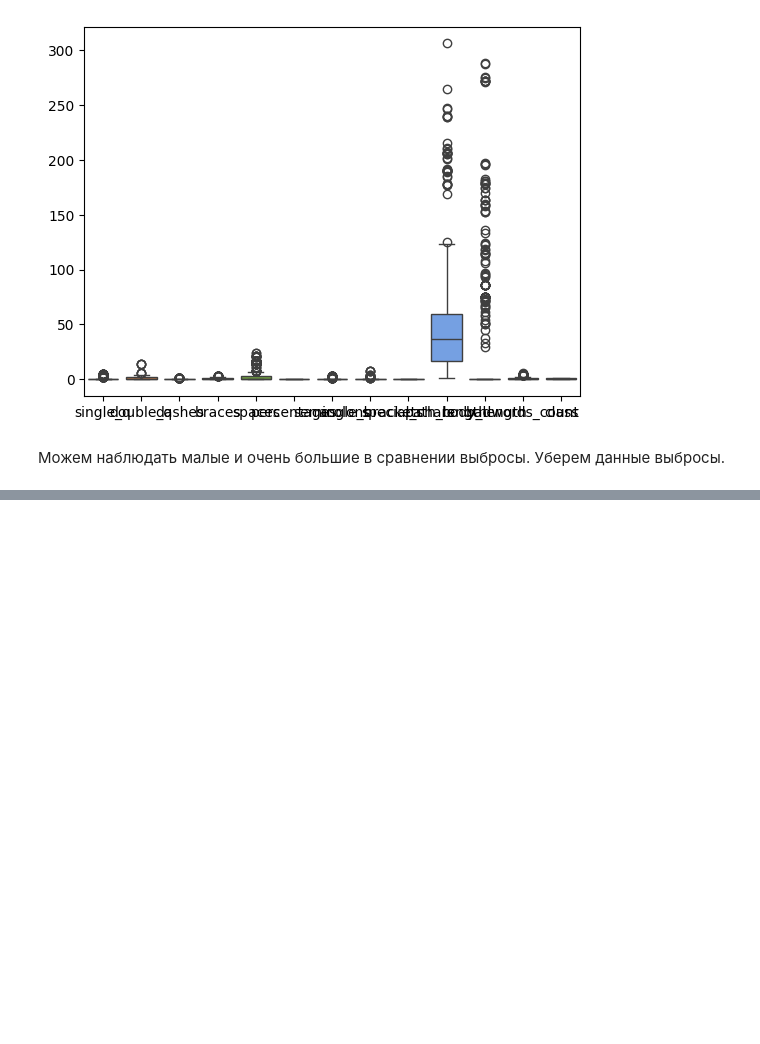
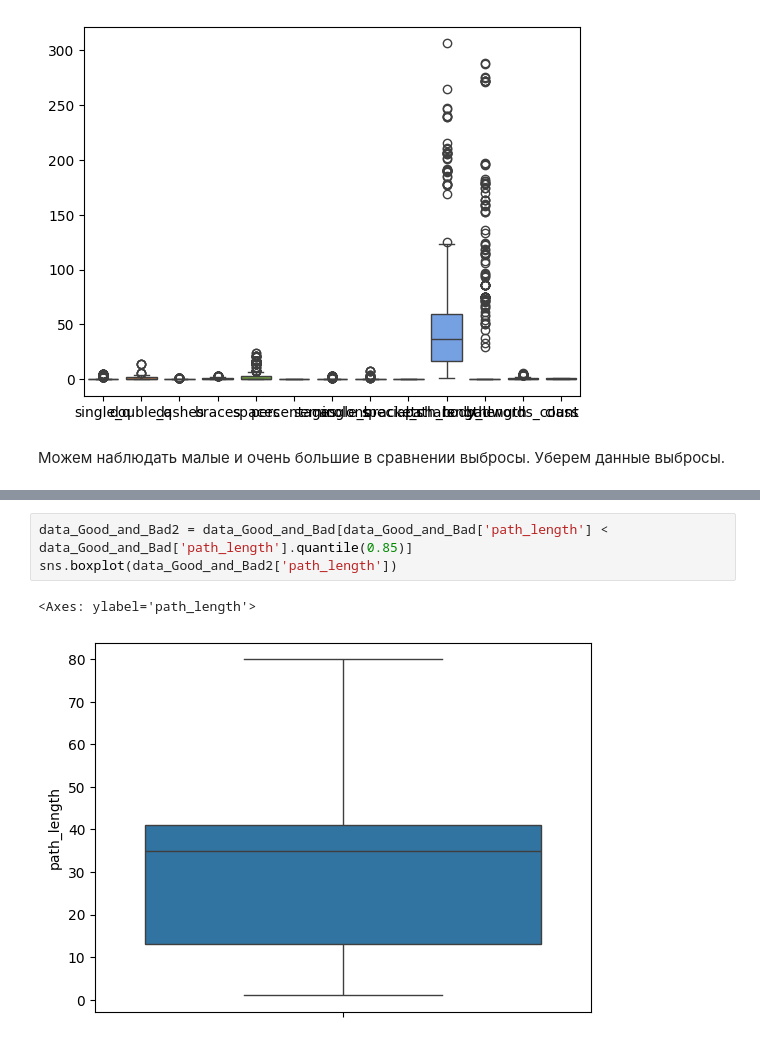
Before and after one commit to SokIvan/ML_Web_Traffic, a Jupyter notebook: ML.ipynb, the cells around one changed output, grey strips where cells are left out. Cells and saved outputs as stored; diff of their text form; blank space fills up the shorter version.

```diff
--- a/ML.ipynb
+++ b/ML.ipynb
@@ -355,0 +377,6 @@ def outliers_indices(feature):
+# %%
+data_Good_and_Bad2 = data_Good_and_Bad[data_Good_and_Bad['path_length'] < data_Good_and_Bad['path_length'].quantile(0.85)]
+sns.boxplot(data_Good_and_Bad2['path_length'])
+# %% [output]
+<Axes: ylabel='path_length'>
+[figure, added]
```
Also changed, not shown: parts of 20 cells of this notebook.
